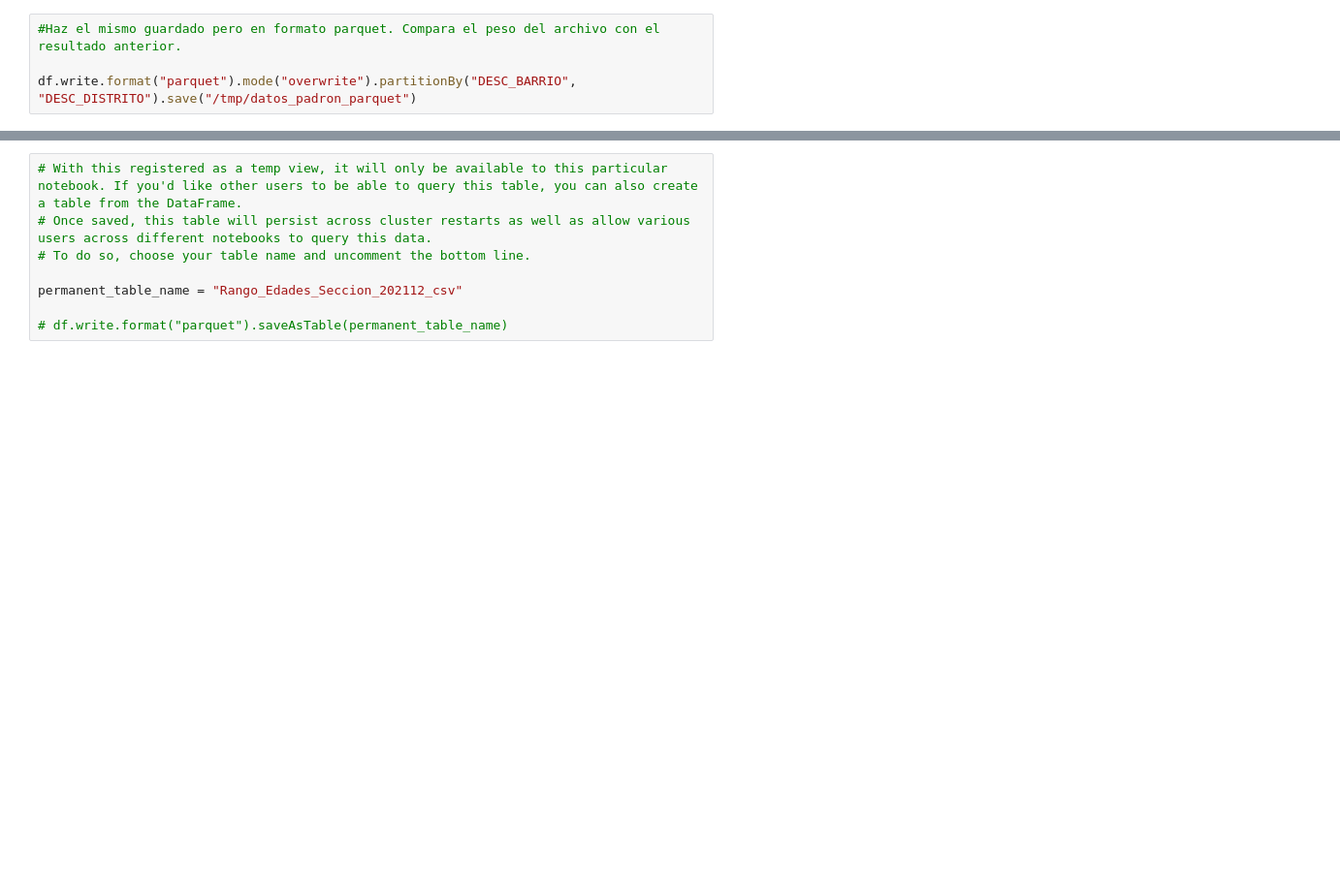
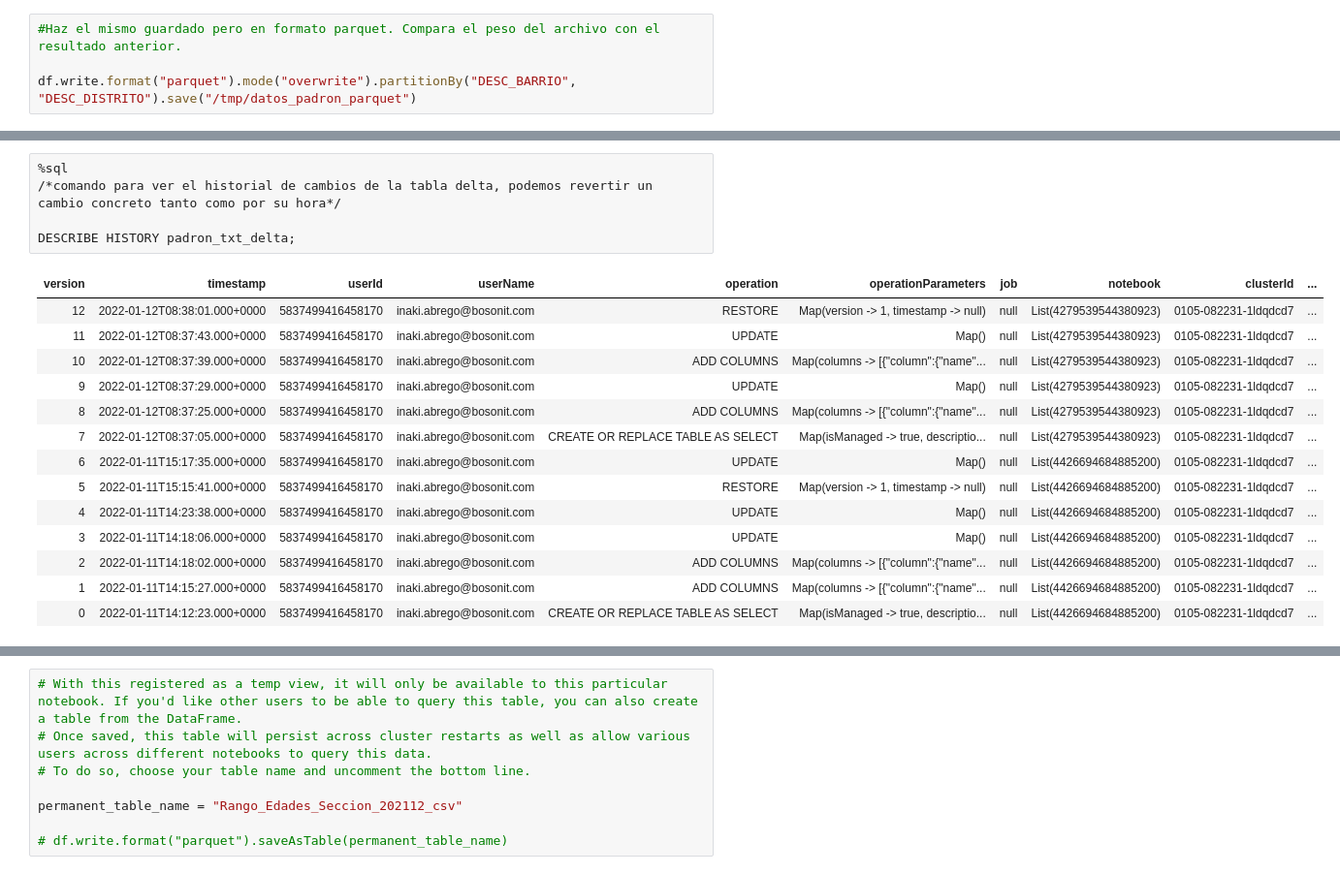
Before and after one commit to inakibosonit/formacion, a Jupyter notebook: practica_padron/ejercicios_spark.ipynb, the cells around one changed output, grey strips where cells are left out. Shown at 97% size. Drawn from its saved outputs; the diff is of its cells as text; blank space fills up the shorter version.

Commit message:
completado con ejercicios delta table
ver el tema de actualizaciones y borrado

```diff
--- a/practica_padron/ejercicios_spark.ipynb
+++ b/practica_padron/ejercicios_spark.ipynb
@@ -308,0 +441,20 @@ dbfs:/datos_padron/DESC_DISTRITO=CARABANCHEL/DESC_BARRIO=ABRANTES/part-00002-tid
+# %%
+%sql
+/*comando para ver el historial de cambios de la tabla delta, podemos revertir un cambio concreto tanto como por su hora*/
+
+DESCRIBE HISTORY padron_txt_delta;
+# %% [output]
+| version | timestamp | userId | userName | operation | operationParameters | job | notebook | clusterId | ... |
+| 12 | 2022-01-12T08:38:01.000+0000 | 5837499416458170 | inaki.abrego@bosonit.com | RESTORE | Map(version -> 1, timestamp -> null) | null | List(4279539544380923) | 0105-082231-1ldqdcd7 | ... |
+| 11 | 2022-01-12T08:37:43.000+0000 | 5837499416458170 | inaki.abrego@bosonit.com | UPDATE | Map() | null | List(4279539544380923) | 0105-082231-1ldqdcd7 | ... |
+| 10 | 2022-01-12T08:37:39.000+0000 | 5837499416458170 | inaki.abrego@bosonit.com | ADD COLUMNS | Map(columns -> [{"column":{"name"... | null | List(4279539544380923) | 0105-082231-1ldqdcd7 | ... |
+| 9 | 2022-01-12T08:37:29.000+0000 | 5837499416458170 | inaki.abrego@bosonit.com | UPDATE | Map() | null | List(4279539544380923) | 0105-082231-1ldqdcd7 | ... |
+| 8 | 2022-01-12T08:37:25.000+0000 | 5837499416458170 | inaki.abrego@bosonit.com | ADD COLUMNS | Map(columns -> [{"column":{"name"... | null | List(4279539544380923) | 0105-082231-1ldqdcd7 | ... |
+| 7 | 2022-01-12T08:37:05.000+0000 | 5837499416458170 | inaki.abrego@bosonit.com | CREATE OR REPLACE TABLE AS SELECT | Map(isManaged -> true, descriptio... | null | List(4279539544380923) | 0105-082231-1ldqdcd7 | ... |
+| 6 | 2022-01-11T15:17:35.000+0000 | 5837499416458170 | inaki.abrego@bosonit.com | UPDATE | Map() | null | List(4426694684885200) | 0105-082231-1ldqdcd7 | ... |
+| 5 | 2022-01-11T15:15:41.000+0000 | 5837499416458170 | inaki.abrego@bosonit.com | RESTORE | Map(version -> 1, timestamp -> null) | null | List(4426694684885200) | 0105-082231-1ldqdcd7 | ... |
+| 4 | 2022-01-11T14:23:38.000+0000 | 5837499416458170 | inaki.abrego@bosonit.com | UPDATE | Map() | null | List(4426694684885200) | 0105-082231-1ldqdcd7 | ... |
+| 3 | 2022-01-11T14:18:06.000+0000 | 5837499416458170 | inaki.abrego@bosonit.com | UPDATE | Map() | null | List(4426694684885200) | 0105-082231-1ldqdcd7 | ... |
+| 2 | 2022-01-11T14:18:02.000+0000 | 5837499416458170 | inaki.abrego@bosonit.com | ADD COLUMNS | Map(columns -> [{"column":{"name"... | null | List(4426694684885200) | 0105-082231-1ldqdcd7 | ... |
+| 1 | 2022-01-11T14:15:27.000+0000 | 5837499416458170 | inaki.abrego@bosonit.com | ADD COLUMNS | Map(columns -> [{"column":{"name"... | null | List(4426694684885200) | 0105-082231-1ldqdcd7 | ... |
+| 0 | 2022-01-11T14:12:23.000+0000 | 5837499416458170 | inaki.abrego@bosonit.com | CREATE OR REPLACE TABLE AS SELECT | Map(isManaged -> true, descriptio... | null | List(4426694684885200) | 0105-082231-1ldqdcd7 | ... |
```
Also changed, not shown: parts of 17 cells of this notebook.
